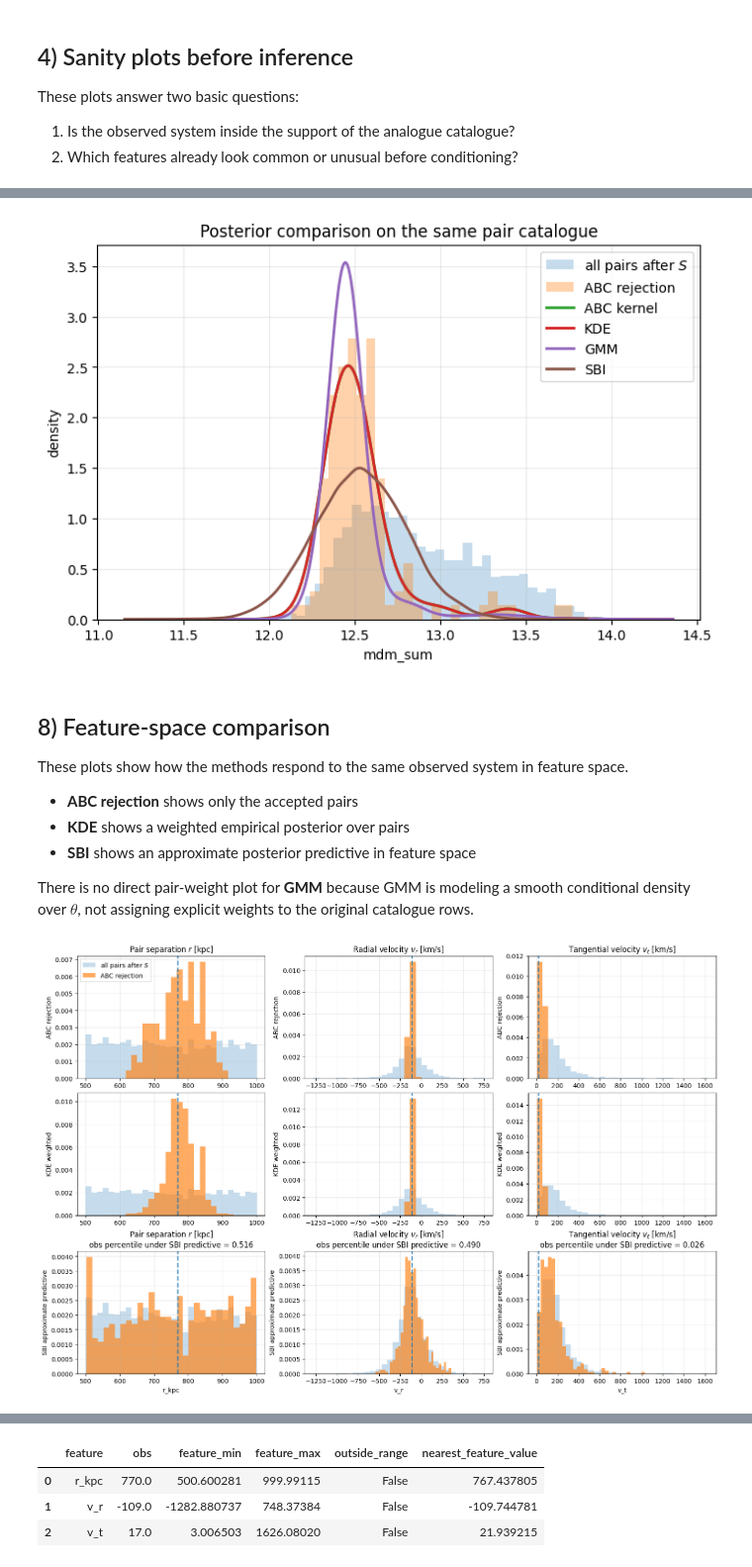
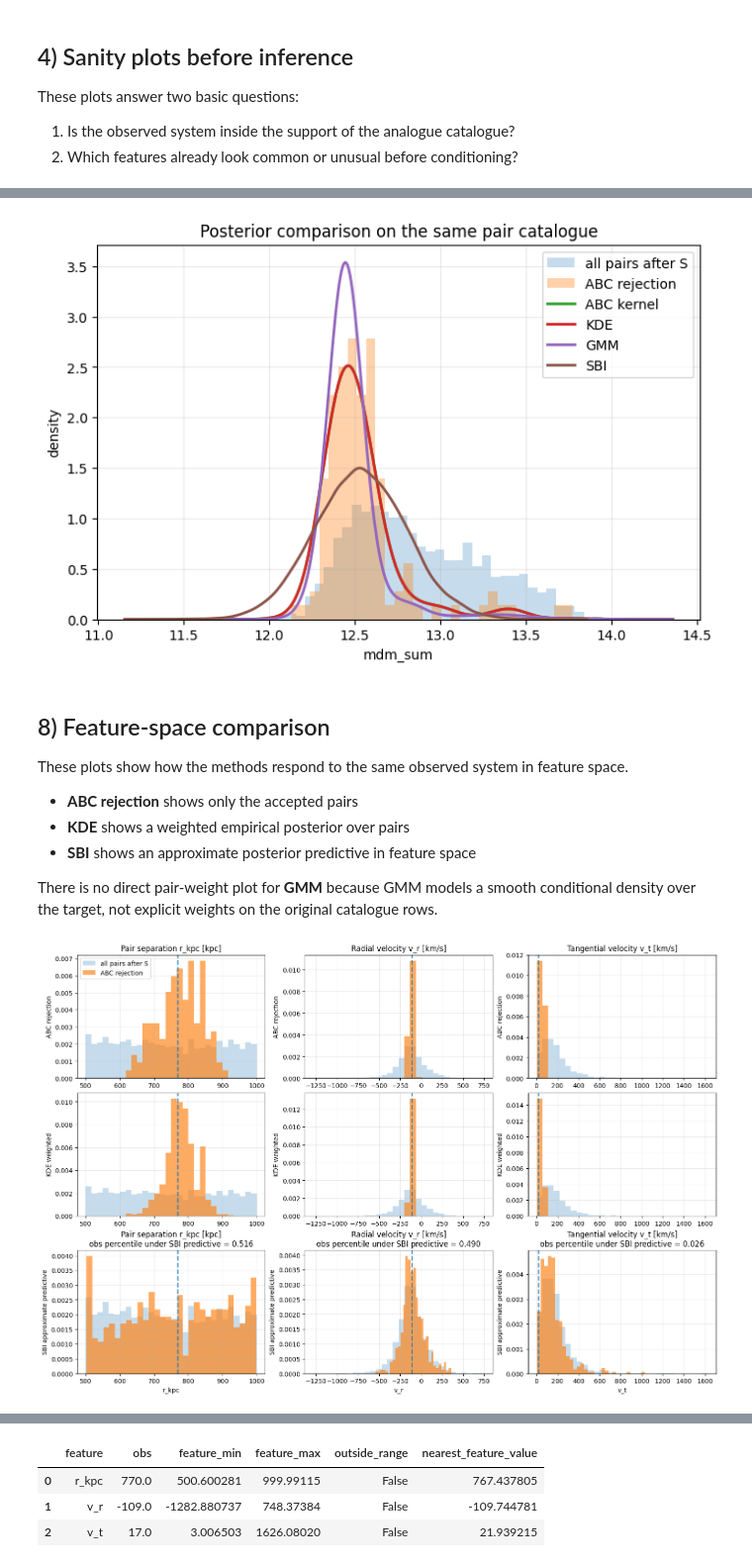
Before and after one commit to topesonen/dsp-cosmology, a Jupyter notebook: notebooks/run_compare_abc_kde_gmm_sbi.ipynb, the cells around one changed output, grey strips where cells are left out. Shown at 99% size. Drawn from its saved outputs; the diff is of its cells as text; code cells hidden in the pictures.

```diff
--- a/notebooks/run_compare_abc_kde_gmm_sbi.ipynb
+++ b/notebooks/run_compare_abc_kde_gmm_sbi.ipynb
@@ -351,6 +438,12 @@ catalog = build_pair_catalog(
     sub=sub_arg,
     sfr_field="SubhaloSFRinRad" if sub_arg is not None else None,
 )
+
+# Add a few convenient derived columns for target presets.
+catalog["mdm_big"] = np.maximum(catalog["mdm_i"], catalog["mdm_j"])
+catalog["mdm_small"] = np.minimum(catalog["mdm_i"], catalog["mdm_j"])
+catalog["dm_mass_ratio"] = catalog["mdm_big"] / np.clip(catalog["mdm_small"], 1e-30, None)
+catalog["mstar_sum"] = catalog["mstar_i"] + catalog["mstar_j"]
 
 problem = prepare_density_problem(
     catalog=catalog,
@@ -368,9 +461,10 @@ target_name = problem["target_name"]
 print("Pairs after cuts:", X.shape[0])
 print("Number of active features:", X.shape[1])
 print("Dropped non-finite rows:", problem["dropped_rows"])
+print("Available convenient target columns:", ["mdm_sum", "mdm_big", "mdm_small", "dm_mass_ratio", "mstar_sum"])
 
 prior_summary = summarize_posterior(theta)
-display(pd.DataFrame([prior_summary], index=["all pairs after $S$"]))
+display(pd.DataFrame([prior_summary], index=["all pairs after S"]))
 # %% [output]
 Pairs after cuts: 2601
 Number of active features: 3
@@ -609,7 +711,7 @@ Interpretation guide:
 fig, ax = plt.subplots(figsize=(8, 5))
 
 # Prior-like baseline
-ax.hist(theta, bins=40, density=True, alpha=0.25, label="all pairs after $S$")
+ax.hist(theta, bins=40, density=True, alpha=0.25, label="all pairs after S")
 
 # ABC rejection
 if abc_result["theta_accepted"].size > 0:
@@ -642,7 +744,7 @@ ax.grid(alpha=0.25)
 ax.legend()
 plt.show()
 # %% [output]
-[figure, old version]
+[figure, new version]
 # %% [markdown]
 ## 8) Feature-space comparison
 
@@ -652,7 +754,7 @@ These plots show how the methods respond to the same observed system in feature
 - **KDE** shows a weighted empirical posterior over pairs
 - **SBI** shows an approximate posterior predictive in feature space
 
-There is no direct pair-weight plot for **GMM** because GMM is modeling a smooth conditional density over $\theta$, not assigning explicit weights to the original catalogue rows.
+There is no direct pair-weight plot for **GMM** because GMM models a smooth conditional density over the target, not explicit weights on the original catalogue rows.
 # %%
 def weighted_hist(ax, values, weights=None, bins=30, alpha=0.5, label=None):
     ax.hist(values, bins=bins, weights=weights, density=True, alpha=alpha, label=label)
@@ -675,37 +777,37 @@ for j, name in enumerate(ACTIVE_FEATURES):
     base_values = X[:, j]
 
     # Row 1: ABC rejection
     ax = axes[0, j]
-    weighted_hist(ax, base_values, bins=30, alpha=0.25, label="all pairs after $S$")
+    weighted_hist(ax, base_values, bins=30, alpha=0.25, label="all pairs after S")
     weighted_hist(ax, base_values, weights=abc_rej_weights, bins=30, alpha=0.65, label="ABC rejection")
     ax.axvline(x_obs[j], linestyle="--", linewidth=2)
     ax.set_title(FEATURE_INFO[name]["label"])
     ax.set_ylabel(row_titles[0])
     ax.grid(alpha=0.25)
 
     # Row 2: KDE
     ax = axes[1, j]
-    weighted_hist(ax, base_values, bins=30, alpha=0.25, label="all pairs after $S$")
+    weighted_hist(ax, base_values, bins=30, alpha=0.25, label="all pairs after S")
     weighted_hist(ax, base_values, weights=kde_result["weights"], bins=30, alpha=0.65, label="KDE weighted")
     ax.axvline(x_obs[j], linestyle="--", linewidth=2)
     ax.set_ylabel(row_titles[1])
     ax.grid(alpha=0.25)
 
     # Row 3: SBI approximate predictive
     ax = axes[2, j]
-    weighted_hist(ax, base_values, bins=30, alpha=0.25, label="all pairs after $S$")
+    weighted_hist(ax, base_values, bins=30, alpha=0.25, label="all pairs after S")
     weighted_hist(ax, x_pred_sbi[:, j], bins=30, alpha=0.65, label="SBI predictive")
     ax.axvline(x_obs[j], linestyle="--", linewidth=2)
     pct = sbi_result["x_obs_predictive_percentile"][name]
     ax.set_ylabel(row_titles[2])
     ax.set_xlabel(name)
     ax.set_title(f"{FEATURE_INFO[name]['label']}\nobs percentile under SBI predictive = {pct:.3f}")
     ax.grid(alpha=0.25)
 
 axes[0, 0].legend()
 plt.show()
 # %% [output]
-[figure, old version]
+[figure, new version]
 # %% [markdown]
 ## 9) Support check and interpretation helpers
 
```
Also changed, not shown: parts of 13 cells of this notebook.
